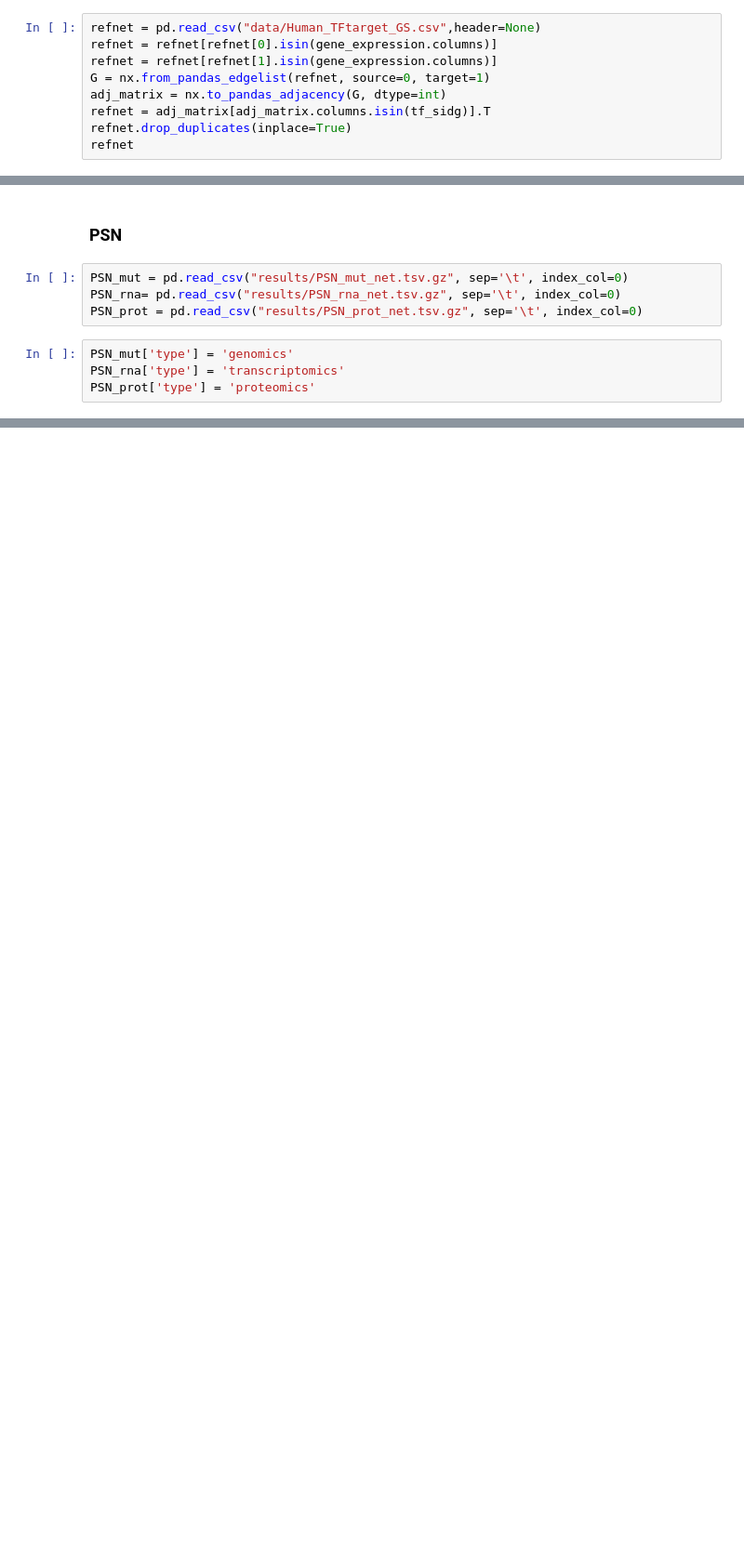
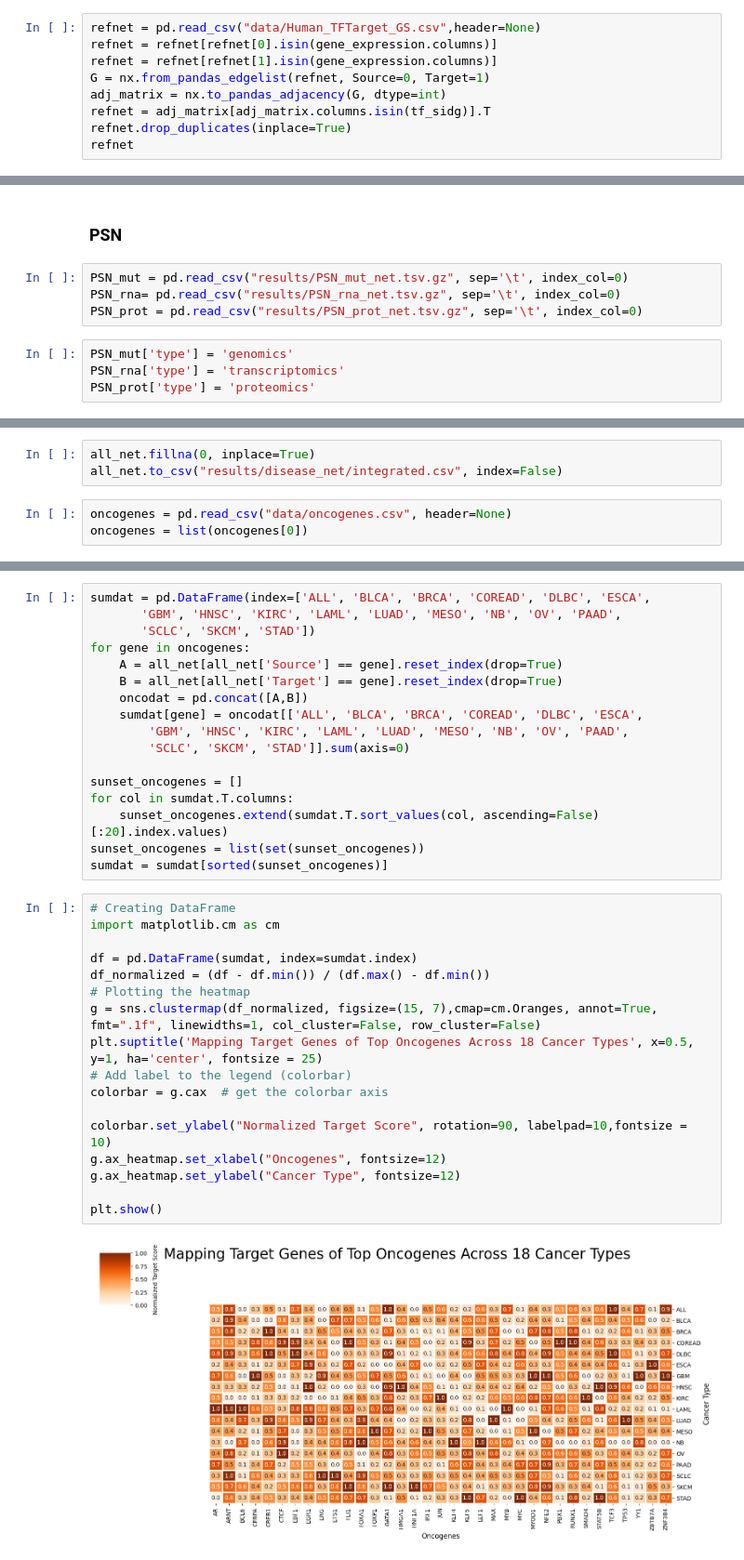
Before and after one commit to Surabhivj/PatStrat-Personalized-Health-Technologies-Conference-2024, a Jupyter notebook: GDSC_data_prep.ipynb, the cells around one changed output, grey strips where cells are left out. Shown: that part at 93% size. Cells and saved outputs as stored; diff of their text form; blank space fills up the shorter version.

Commit message:
updaate embedd disease

```diff
--- a/GDSC_data_prep.ipynb
+++ b/GDSC_data_prep.ipynb
@@ -55,10 +55,10 @@ gene_expression
 tf_sidg = gene_ids[gene_ids['ensembl_gene_id'].isin(tfs)].reset_index(drop=True)['cosmic_gene_symbol']
 tf_sidg.dropna(inplace=True)
 # %%
-refnet = pd.read_csv("data/Human_TFtarget_GS.csv",header=None)
+refnet = pd.read_csv("data/Human_TFTarget_GS.csv",header=None)
 refnet = refnet[refnet[0].isin(gene_expression.columns)]
 refnet = refnet[refnet[1].isin(gene_expression.columns)]
-G = nx.from_pandas_edgelist(refnet, source=0, target=1)
+G = nx.from_pandas_edgelist(refnet, Source=0, Target=1)
 adj_matrix = nx.to_pandas_adjacency(G, dtype=int)
 refnet = adj_matrix[adj_matrix.columns.isin(tf_sidg)].T
 refnet.drop_duplicates(inplace=True)
@@ -359,0 +469,6 @@ PSN_prot
+# %%
+all_net.fillna(0, inplace=True)
+all_net.to_csv("results/disease_net/integrated.csv", index=False)
+# %%
+oncogenes = pd.read_csv("data/oncogenes.csv", header=None)
+oncogenes = list(oncogenes[0])
@@ -359,0 +480,36 @@ PSN_prot
+# %%
+sumdat = pd.DataFrame(index=['ALL', 'BLCA', 'BRCA', 'COREAD', 'DLBC', 'ESCA',
+       'GBM', 'HNSC', 'KIRC', 'LAML', 'LUAD', 'MESO', 'NB', 'OV', 'PAAD',
+       'SCLC', 'SKCM', 'STAD'])
+for gene in oncogenes:
+    A = all_net[all_net['Source'] == gene].reset_index(drop=True)
+    B = all_net[all_net['Target'] == gene].reset_index(drop=True)
+    oncodat = pd.concat([A,B])
+    sumdat[gene] = oncodat[['ALL', 'BLCA', 'BRCA', 'COREAD', 'DLBC', 'ESCA',
+        'GBM', 'HNSC', 'KIRC', 'LAML', 'LUAD', 'MESO', 'NB', 'OV', 'PAAD',
+        'SCLC', 'SKCM', 'STAD']].sum(axis=0)
+
+sunset_oncogenes = []
+for col in sumdat.T.columns:
+    sunset_oncogenes.extend(sumdat.T.sort_values(col, ascending=False)[:20].index.values)
+sunset_oncogenes = list(set(sunset_oncogenes))
+sumdat = sumdat[sorted(sunset_oncogenes)]
+# %%
+# Creating DataFrame
+import matplotlib.cm as cm
+
+df = pd.DataFrame(sumdat, index=sumdat.index)
+df_normalized = (df - df.min()) / (df.max() - df.min())
+# Plotting the heatmap
+g = sns.clustermap(df_normalized, figsize=(15, 7),cmap=cm.Oranges, annot=True, fmt=".1f", linewidths=1, col_cluster=False, row_cluster=False)
+plt.suptitle('Mapping Target Genes of Top Oncogenes Across 18 Cancer Types', x=0.5, y=1, ha='center', fontsize = 25)
+# Add label to the legend (colorbar)
+colorbar = g.cax  # get the colorbar axis
+
+colorbar.set_ylabel("Normalized Target Score", rotation=90, labelpad=10,fontsize = 10)
+g.ax_heatmap.set_xlabel("Oncogenes", fontsize=12)
+g.ax_heatmap.set_ylabel("Cancer Type", fontsize=12)
+
+plt.show()
+# %% [output]
+[figure, added]
```
Also changed, not shown: parts of 11 cells of this notebook, 5 other files.
